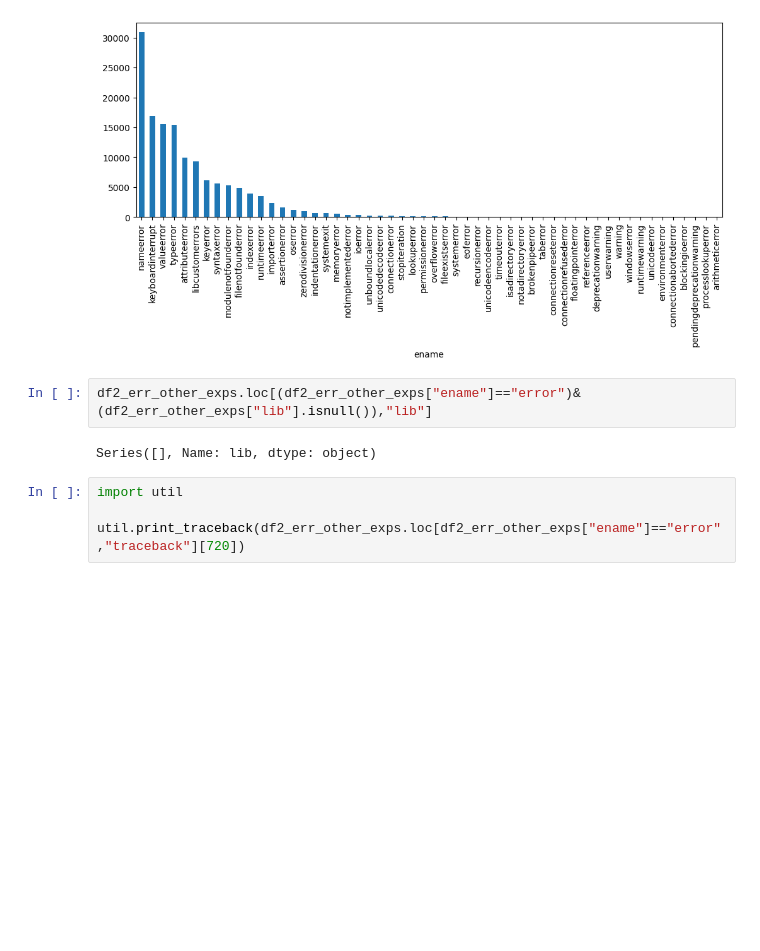
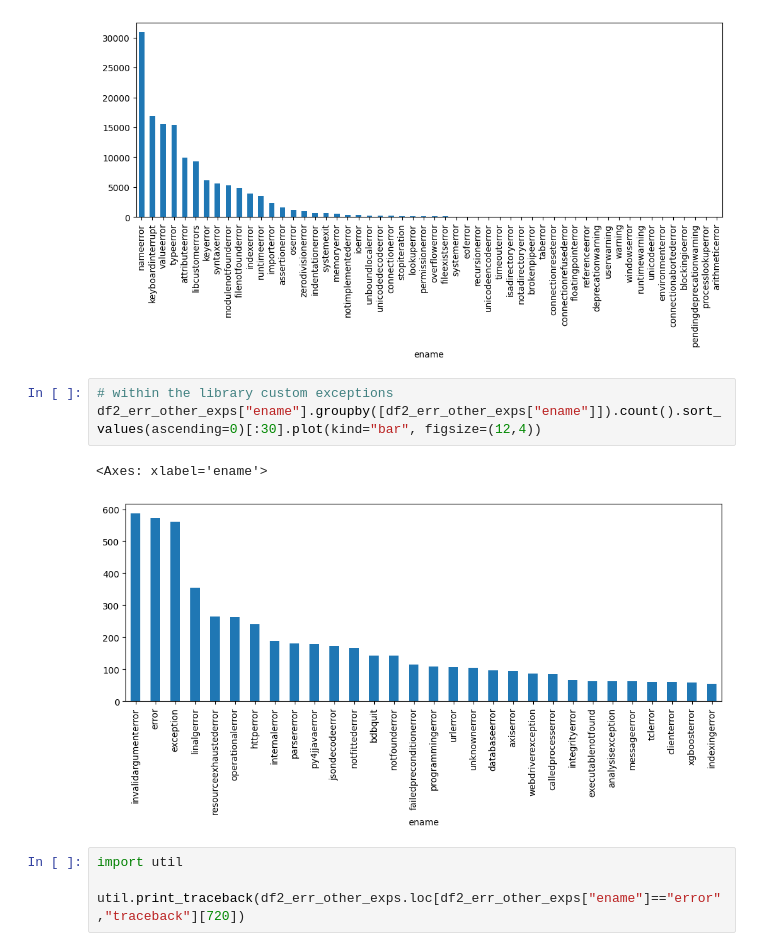
Before and after one commit to PELAB-LiU/jupyter_nbs_empirical, a Jupyter notebook: notebook_error_analysis-builtin_exceptions.ipynb, the cells around one changed output. Drawn from its saved outputs; the diff is of its cells as text; blank space fills up the shorter version.

Commit message:
processing and visualizing exp types and ML lib errors

```diff
--- a/notebook_error_analysis-builtin_exceptions.ipynb
+++ b/notebook_error_analysis-builtin_exceptions.ipynb
@@ -70,9 +69,11 @@ df2_err["ename"].groupby([df2_err["ename"]]).count().sort_values(ascending=0).pl
 <Axes: xlabel='ename'>
 [figure]
 # %%
-df2_err_other_exps.loc[(df2_err_other_exps["ename"]=="error")&(df2_err_other_exps["lib"].isnull()),"lib"]
+# within the library custom exceptions
+df2_err_other_exps["ename"].groupby([df2_err_other_exps["ename"]]).count().sort_values(ascending=0)[:30].plot(kind="bar", figsize=(12,4))
 # %% [output]
-Series([], Name: lib, dtype: object)
+<Axes: xlabel='ename'>
+[figure, added]
 # %%
 import util
 
```
Also changed, not shown: parts of 3 cells of this notebook, 2 other files.
